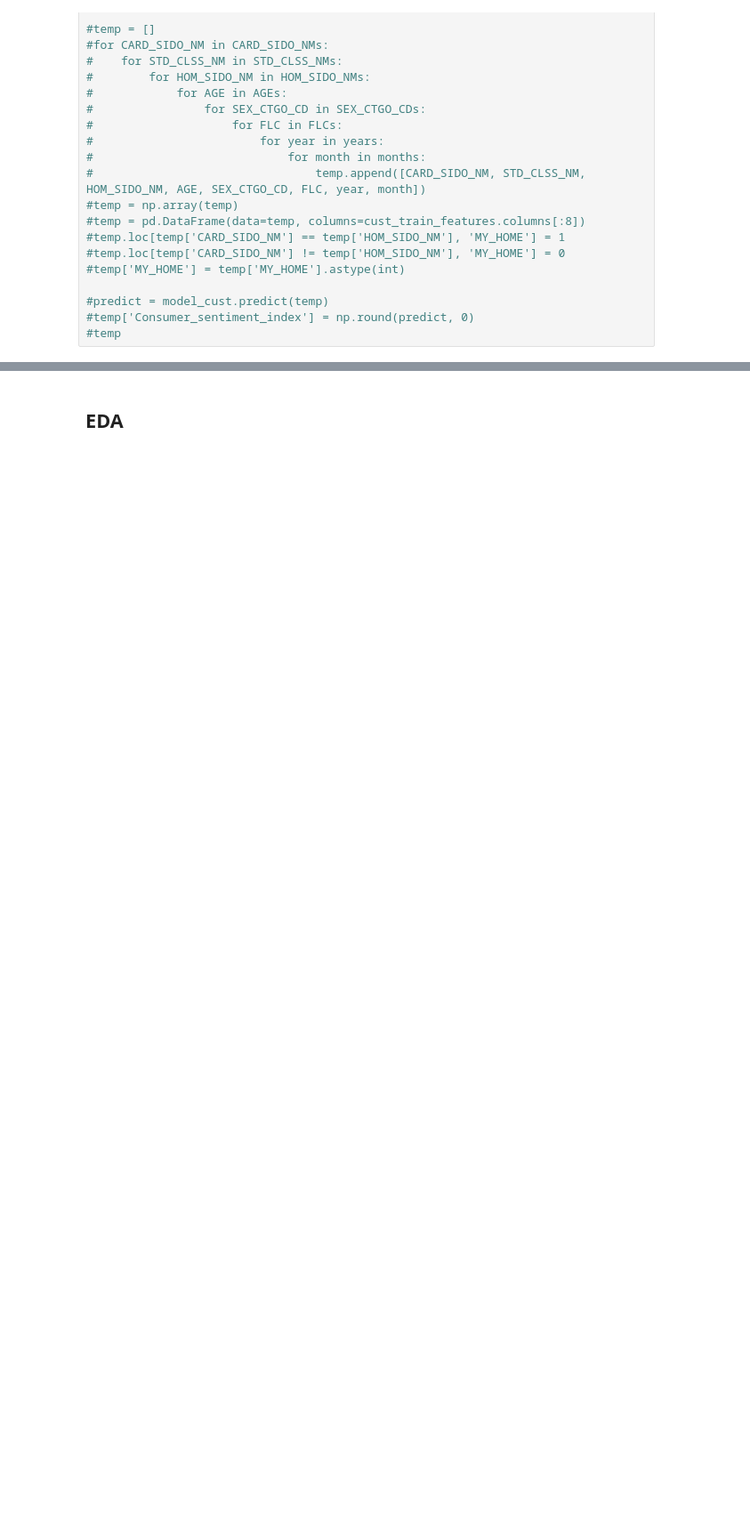
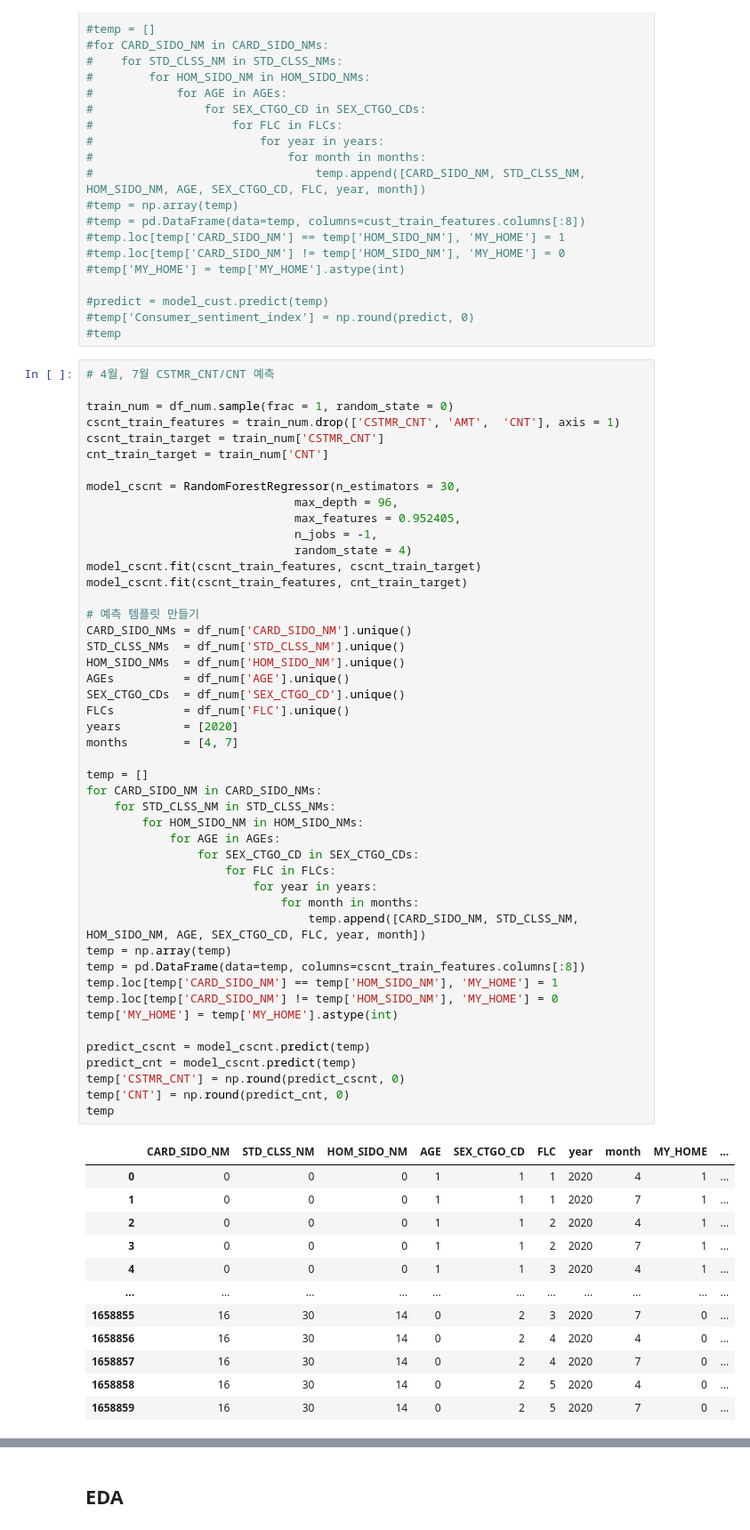
Before and after one commit to kim-bo-saeng/dacon_jeju, a Jupyter notebook: jeju_data_analysis.ipynb, the cells around one changed output, grey strips where cells are left out. Shown at 89% size. Saved outputs shown, nothing was run; the diff lists cells and outputs as text; blank space fills up the shorter version.

```diff
--- a/jeju_data_analysis.ipynb
+++ b/jeju_data_analysis.ipynb
@@ -241,3 +237,63 @@ None
 #predict = model_cust.predict(temp)
 #temp['Consumer_sentiment_index'] = np.round(predict, 0)
 #temp
+# %%
+# 4월, 7월 CSTMR_CNT/CNT 예측
+
+train_num = df_num.sample(frac = 1, random_state = 0)
+cscnt_train_features = train_num.drop(['CSTMR_CNT',	'AMT',	'CNT'], axis = 1)
+cscnt_train_target = train_num['CSTMR_CNT']
+cnt_train_target = train_num['CNT']
+
+model_cscnt = RandomForestRegressor(n_estimators = 30,
+                              max_depth = 96,
+                              max_features = 0.952405,
+                              n_jobs = -1,
+                              random_state = 4)
+model_cscnt.fit(cscnt_train_features, cscnt_train_target)
+model_cscnt.fit(cscnt_train_features, cnt_train_target)
+
+# 예측 템플릿 만들기
+CARD_SIDO_NMs = df_num['CARD_SIDO_NM'].unique()
+STD_CLSS_NMs  = df_num['STD_CLSS_NM'].unique()
+HOM_SIDO_NMs  = df_num['HOM_SIDO_NM'].unique()
+AGEs          = df_num['AGE'].unique()
+SEX_CTGO_CDs  = df_num['SEX_CTGO_CD'].unique()
+FLCs          = df_num['FLC'].unique()
+years         = [2020]
+months        = [4, 7]
+
+temp = []
+for CARD_SIDO_NM in CARD_SIDO_NMs:
+    for STD_CLSS_NM in STD_CLSS_NMs:
+        for HOM_SIDO_NM in HOM_SIDO_NMs:
+            for AGE in AGEs:
+                for SEX_CTGO_CD in SEX_CTGO_CDs:
+                    for FLC in FLCs:
+                        for year in years:
+                            for month in months:
+                                temp.append([CARD_SIDO_NM, STD_CLSS_NM, HOM_SIDO_NM, AGE, SEX_CTGO_CD, FLC, year, month])
+temp = np.array(temp)
+temp = pd.DataFrame(data=temp, columns=cscnt_train_features.columns[:8])
+temp.loc[temp['CARD_SIDO_NM'] == temp['HOM_SIDO_NM'], 'MY_HOME'] = 1
+temp.loc[temp['CARD_SIDO_NM'] != temp['HOM_SIDO_NM'], 'MY_HOME'] = 0
+temp['MY_HOME'] = temp['MY_HOME'].astype(int)
+
+predict_cscnt = model_cscnt.predict(temp)
+predict_cnt = model_cscnt.predict(temp)
+temp['CSTMR_CNT'] = np.round(predict_cscnt, 0)
+temp['CNT'] = np.round(predict_cnt, 0)
+temp
+# %% [output]
+|  | CARD_SIDO_NM | STD_CLSS_NM | HOM_SIDO_NM | AGE | SEX_CTGO_CD | FLC | year | month | MY_HOME | ... |
+| 0 | 0 | 0 | 0 | 1 | 1 | 1 | 2020 | 4 | 1 | ... |
+| 1 | 0 | 0 | 0 | 1 | 1 | 1 | 2020 | 7 | 1 | ... |
+| 2 | 0 | 0 | 0 | 1 | 1 | 2 | 2020 | 4 | 1 | ... |
+| 3 | 0 | 0 | 0 | 1 | 1 | 2 | 2020 | 7 | 1 | ... |
+| 4 | 0 | 0 | 0 | 1 | 1 | 3 | 2020 | 4 | 1 | ... |
+| ... | ... | ... | ... | ... | ... | ... | ... | ... | ... | ... |
+| 1658855 | 16 | 30 | 14 | 0 | 2 | 3 | 2020 | 7 | 0 | ... |
+| 1658856 | 16 | 30 | 14 | 0 | 2 | 4 | 2020 | 4 | 0 | ... |
+| 1658857 | 16 | 30 | 14 | 0 | 2 | 4 | 2020 | 7 | 0 | ... |
+| 1658858 | 16 | 30 | 14 | 0 | 2 | 5 | 2020 | 4 | 0 | ... |
+| 1658859 | 16 | 30 | 14 | 0 | 2 | 5 | 2020 | 7 | 0 | ... |
```
Also changed, not shown: parts of 11 cells of this notebook.
